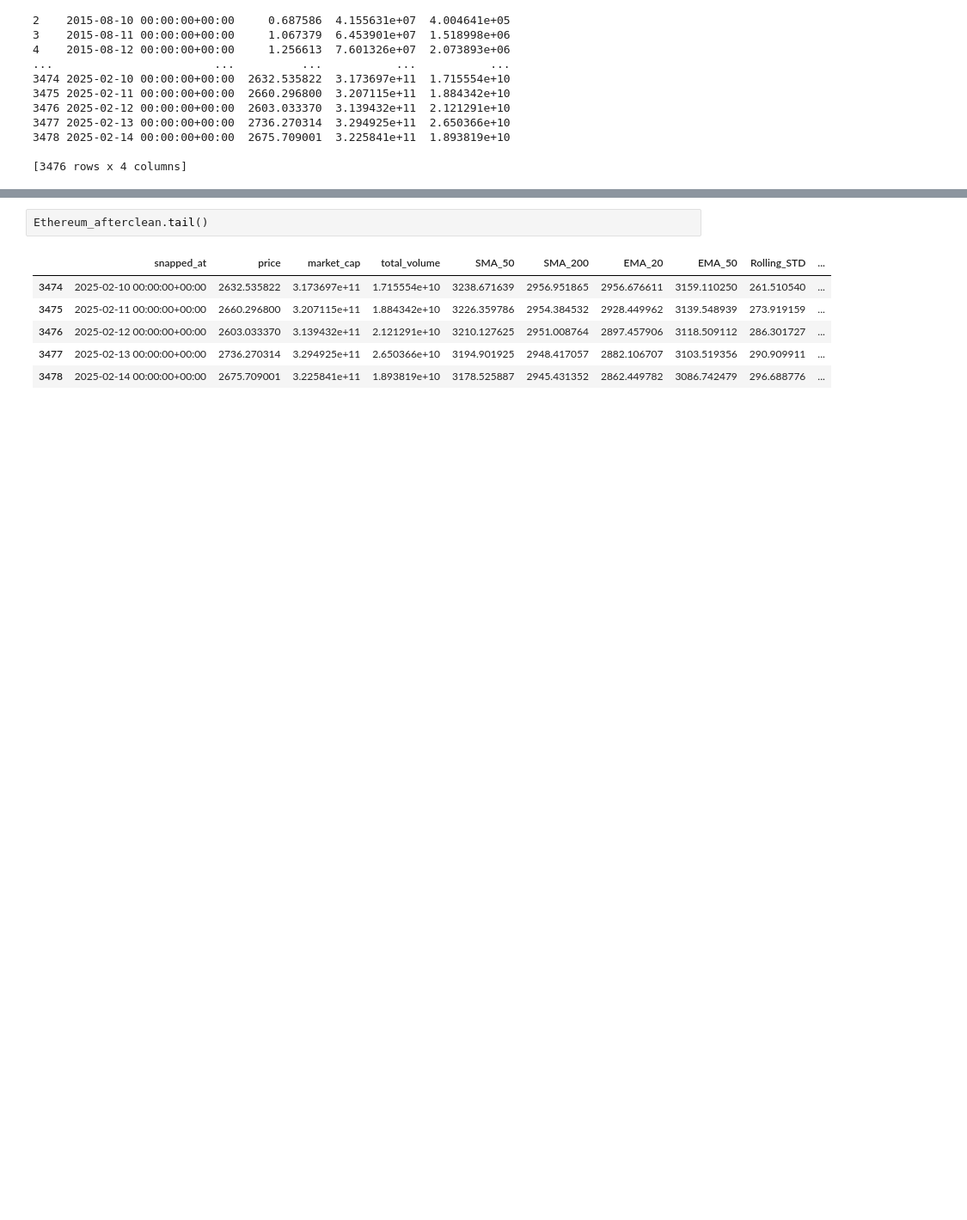
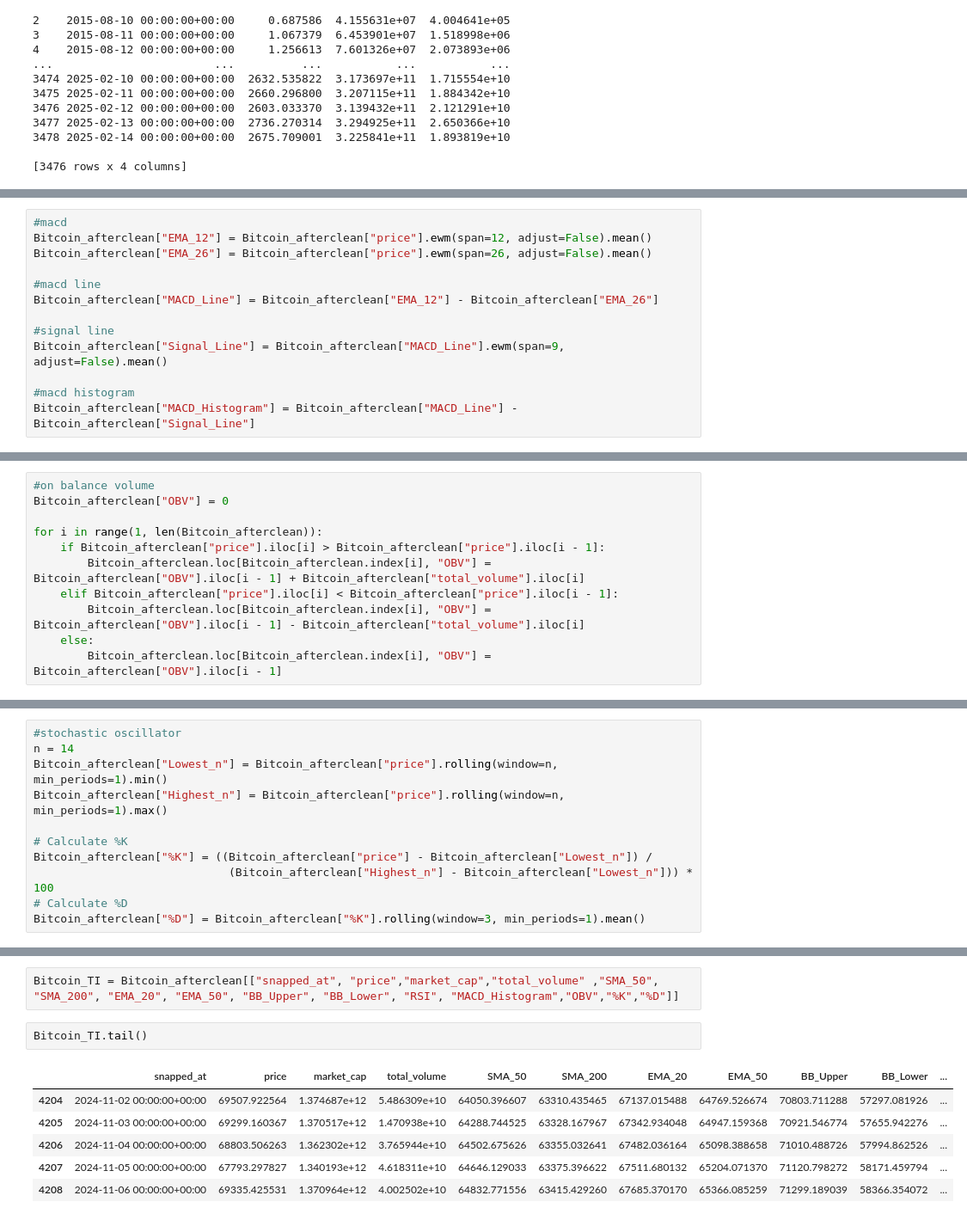
Before and after one commit to SaiTejaBorgam/Data-Science-Project, a Jupyter notebook: Project code.ipynb, the cells around one changed output, grey strips where cells are left out. Shown at 86% size. Cells and saved outputs as stored; diff of their text form; blank space fills up the shorter version.

```diff
--- a/Project code.ipynb
+++ b/Project code.ipynb
@@ -341,0 +282,13 @@ See the caveats in the documentation: https://pandas.pydata.org/pandas-docs/stab
+# %%
+#macd
+Bitcoin_afterclean["EMA_12"] = Bitcoin_afterclean["price"].ewm(span=12, adjust=False).mean()
+Bitcoin_afterclean["EMA_26"] = Bitcoin_afterclean["price"].ewm(span=26, adjust=False).mean()
+
+#macd line
+Bitcoin_afterclean["MACD_Line"] = Bitcoin_afterclean["EMA_12"] - Bitcoin_afterclean["EMA_26"]
+
+#signal line
+Bitcoin_afterclean["Signal_Line"] = Bitcoin_afterclean["MACD_Line"].ewm(span=9, adjust=False).mean()
+
+#macd histogram
+Bitcoin_afterclean["MACD_Histogram"] = Bitcoin_afterclean["MACD_Line"] - Bitcoin_afterclean["Signal_Line"]
@@ -341,0 +322,11 @@ See the caveats in the documentation: https://pandas.pydata.org/pandas-docs/stab
+# %%
+#on balance volume
+Bitcoin_afterclean["OBV"] = 0
+
+for i in range(1, len(Bitcoin_afterclean)):
+    if Bitcoin_afterclean["price"].iloc[i] > Bitcoin_afterclean["price"].iloc[i - 1]:
+        Bitcoin_afterclean.loc[Bitcoin_afterclean.index[i], "OBV"] = Bitcoin_afterclean["OBV"].iloc[i - 1] + Bitcoin_afterclean["total_volume"].iloc[i]
+    elif Bitcoin_afterclean["price"].iloc[i] < Bitcoin_afterclean["price"].iloc[i - 1]:
+        Bitcoin_afterclean.loc[Bitcoin_afterclean.index[i], "OBV"] = Bitcoin_afterclean["OBV"].iloc[i - 1] - Bitcoin_afterclean["total_volume"].iloc[i]
+    else:
+        Bitcoin_afterclean.loc[Bitcoin_afterclean.index[i], "OBV"] = Bitcoin_afterclean["OBV"].iloc[i - 1]
@@ -341,0 +342,11 @@ See the caveats in the documentation: https://pandas.pydata.org/pandas-docs/stab
+# %%
+#stochastic oscillator
+n = 14
+Bitcoin_afterclean["Lowest_n"] = Bitcoin_afterclean["price"].rolling(window=n, min_periods=1).min()
+Bitcoin_afterclean["Highest_n"] = Bitcoin_afterclean["price"].rolling(window=n, min_periods=1).max()
+
+# Calculate %K
+Bitcoin_afterclean["%K"] = ((Bitcoin_afterclean["price"] - Bitcoin_afterclean["Lowest_n"]) /
+                             (Bitcoin_afterclean["Highest_n"] - Bitcoin_afterclean["Lowest_n"])) * 100
+# Calculate %D
+Bitcoin_afterclean["%D"] = Bitcoin_afterclean["%K"].rolling(window=3, min_periods=1).mean()
@@ -351,9 +373,11 @@ Bitcoin_afterclean.tail()
+# %%
+Bitcoin_TI = Bitcoin_afterclean[["snapped_at", "price","market_cap","total_volume" ,"SMA_50", "SMA_200", "EMA_20", "EMA_50", "BB_Upper", "BB_Lower", "RSI", "MACD_Histogram","OBV","%K","%D"]]
 # %%
-Ethereum_afterclean.tail()
+Bitcoin_TI.tail()
 # %% [output]
-|  | snapped_at | price | market_cap | total_volume | SMA_50 | SMA_200 | EMA_20 | EMA_50 | Rolling_STD | ... |
-| 3474 | 2025-02-10 00:00:00+00:00 | 2632.535822 | 3.173697e+11 | 1.715554e+10 | 3238.671639 | 2956.951865 | 2956.676611 | 3159.110250 | 261.510540 | ... |
-| 3475 | 2025-02-11 00:00:00+00:00 | 2660.296800 | 3.207115e+11 | 1.884342e+10 | 3226.359786 | 2954.384532 | 2928.449962 | 3139.548939 | 273.919159 | ... |
-| 3476 | 2025-02-12 00:00:00+00:00 | 2603.033370 | 3.139432e+11 | 2.121291e+10 | 3210.127625 | 2951.008764 | 2897.457906 | 3118.509112 | 286.301727 | ... |
-| 3477 | 2025-02-13 00:00:00+00:00 | 2736.270314 | 3.294925e+11 | 2.650366e+10 | 3194.901925 | 2948.417057 | 2882.106707 | 3103.519356 | 290.909911 | ... |
-| 3478 | 2025-02-14 00:00:00+00:00 | 2675.709001 | 3.225841e+11 | 1.893819e+10 | 3178.525887 | 2945.431352 | 2862.449782 | 3086.742479 | 296.688776 | ... |
+|  | snapped_at | price | market_cap | total_volume | SMA_50 | SMA_200 | EMA_20 | EMA_50 | BB_Upper | BB_Lower | ... |
+| 4204 | 2024-11-02 00:00:00+00:00 | 69507.922564 | 1.374687e+12 | 5.486309e+10 | 64050.396607 | 63310.435465 | 67137.015488 | 64769.526674 | 70803.711288 | 57297.081926 | ... |
+| 4205 | 2024-11-03 00:00:00+00:00 | 69299.160367 | 1.370517e+12 | 1.470938e+10 | 64288.744525 | 63328.167967 | 67342.934048 | 64947.159368 | 70921.546774 | 57655.942276 | ... |
+| 4206 | 2024-11-04 00:00:00+00:00 | 68803.506263 | 1.362302e+12 | 3.765944e+10 | 64502.675626 | 63355.032641 | 67482.036164 | 65098.388658 | 71010.488726 | 57994.862526 | ... |
+| 4207 | 2024-11-05 00:00:00+00:00 | 67793.297827 | 1.340193e+12 | 4.618311e+10 | 64646.129033 | 63375.396622 | 67511.680132 | 65204.071370 | 71120.798272 | 58171.459794 | ... |
+| 4208 | 2024-11-06 00:00:00+00:00 | 69335.425531 | 1.370964e+12 | 4.002502e+10 | 64832.771556 | 63415.429260 | 67685.370170 | 65366.085259 | 71299.189039 | 58366.354072 | ... |
```
Also changed, not shown: parts of 21 cells of this notebook.
